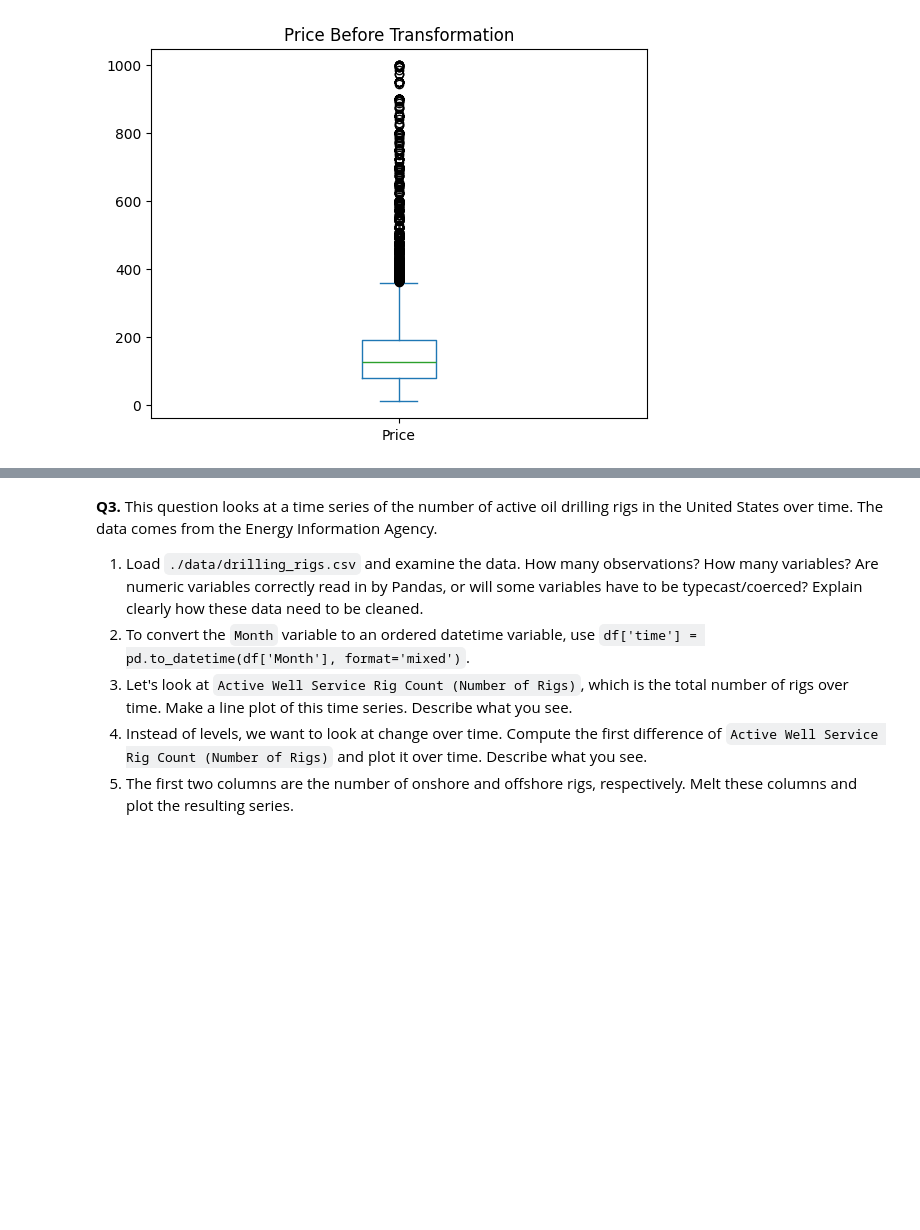
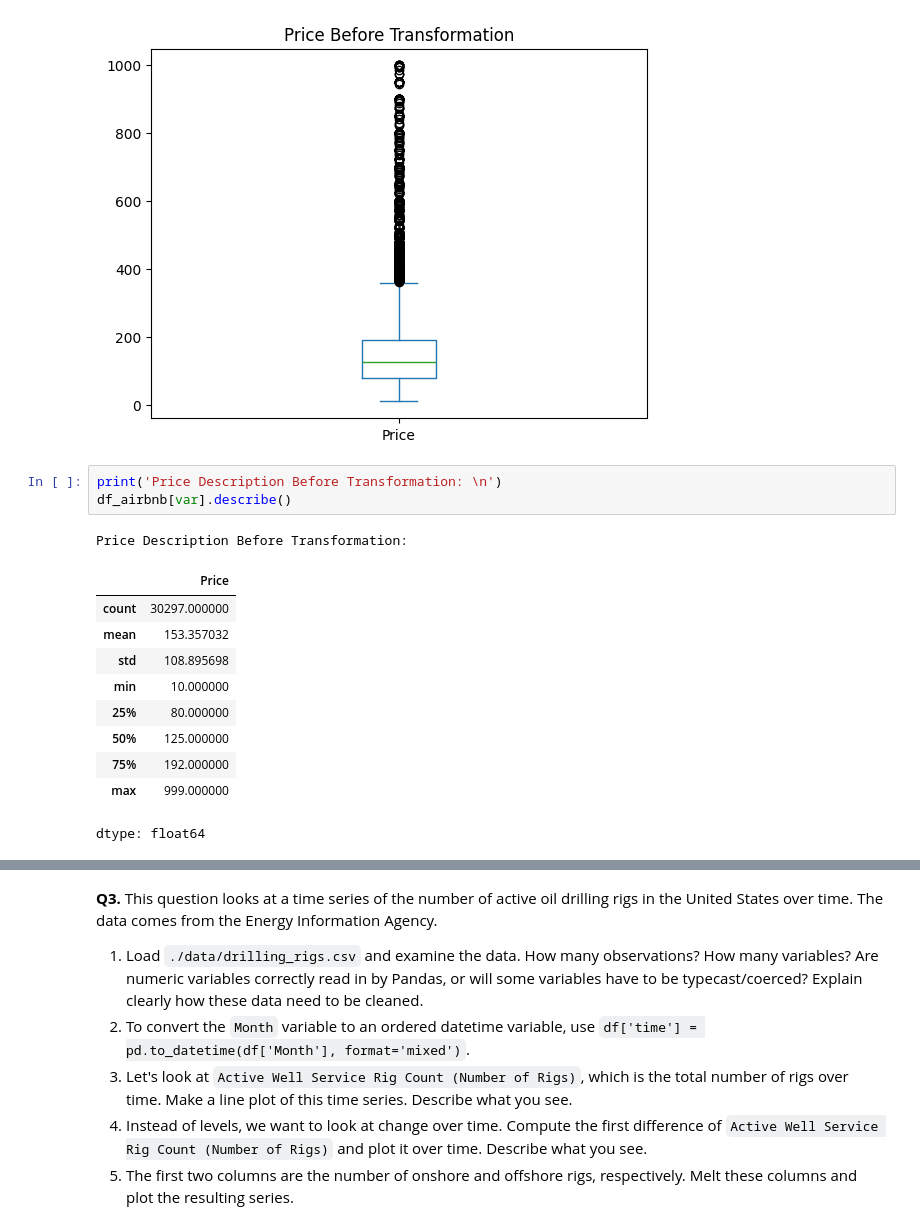
Before and after one commit to eaa3ug/eda_assignment, a Jupyter notebook: assignment.ipynb, the cells around one changed output, grey strips where cells are left out. Saved outputs shown, nothing was run; the diff lists cells and outputs as text; blank space fills up the shorter version.

```diff
--- a/assignment.ipynb
+++ b/assignment.ipynb
@@ -101,3 +101,18 @@ plt.title('Price Before Transformation')
 plt.show()
 # %% [output]
 [figure]
+# %%
+print('Price Description Before Transformation: \n')
+df_airbnb[var].describe()
+# %% [output]
+Price Description Before Transformation:
+|  | Price |
+| count | 30297.000000 |
+| mean | 153.357032 |
+| std | 108.895698 |
+| min | 10.000000 |
+| 25% | 80.000000 |
+| 50% | 125.000000 |
+| 75% | 192.000000 |
+| max | 999.000000 |
+dtype: float64
```
Also changed, not shown: parts of 5 cells of this notebook.
